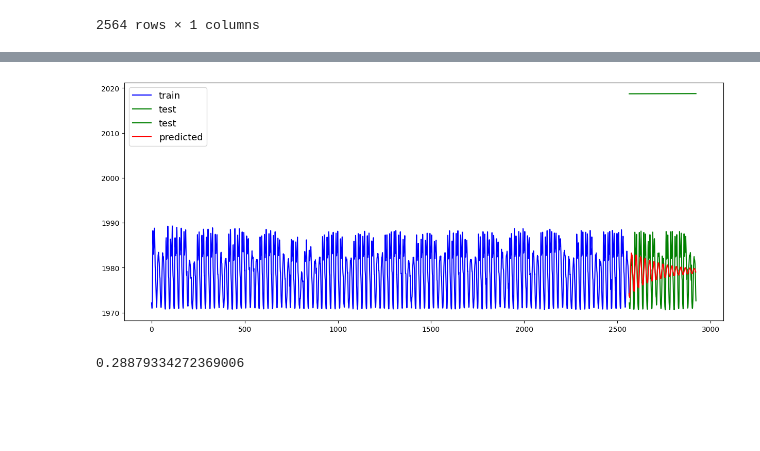
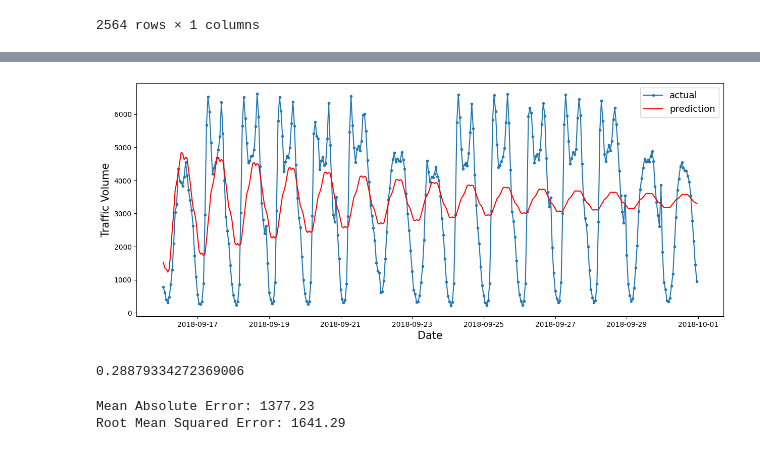
Before and after one commit to aspushkarev/OTUS-ML-Professional, a Jupyter notebook: Times_Series/OTUS_TimeSeries_homework.ipynb, the cells around one changed output, grey strips where cells are left out. Cells and saved outputs as stored; diff of their text form; code cells hidden in the pictures; blank space fills up the shorter version.

```diff
--- a/Times_Series/OTUS_TimeSeries_homework.ipynb
+++ b/Times_Series/OTUS_TimeSeries_homework.ipynb
@@ -633,13 +626,14 @@ prediction.head(10)
-# %%
-plt.figure(figsize=(15,6))
-plt.plot(arima_y_train, 'b', label="train")
-plt.plot(arima_y_test, 'g', label="test")
-plt.plot(prediction, 'r', label="predicted")
-plt.legend(loc='upper left', fontsize=13)
-plt.show()
-# %% [output]
-[figure, removed]
+# %%
+plot_predictions(prediction)
+# %% [output]
+[figure, added]
 # %%
 r2_score(y_test, prediction)
 # %% [output]
 0.28879334272369006
+# %%
+print('Mean Absolute Error: {:.2f}'.format(mean_absolute_error(y_test, prediction)))
+print('Root Mean Squared Error: {:.2f}'.format(np.sqrt(mean_squared_error(y_test, prediction))))
+# %% [output]
+Mean Absolute Error: 1377.23
+Root Mean Squared Error: 1641.29
```
Also changed, not shown: parts of 15 cells of this notebook.
